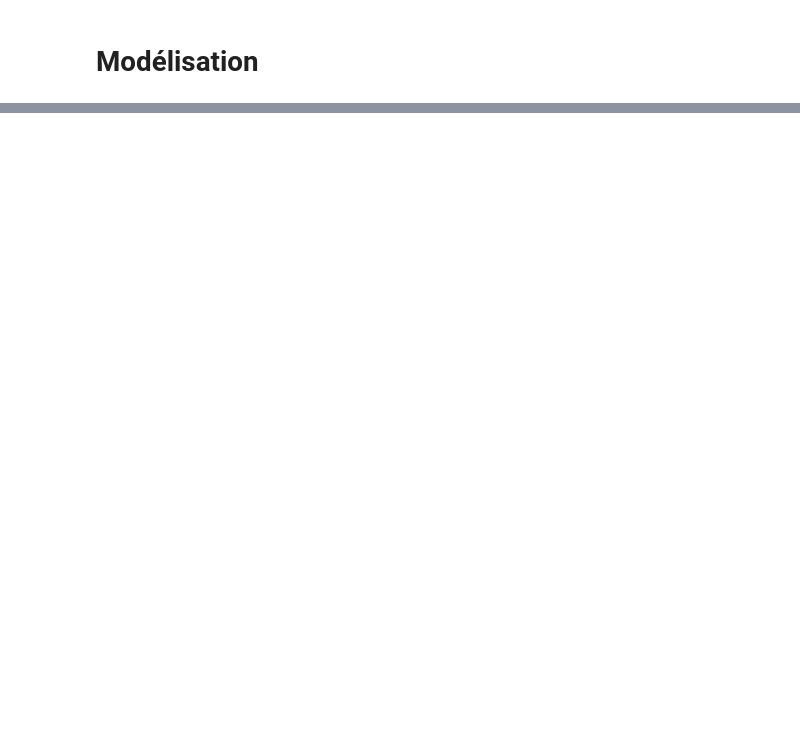
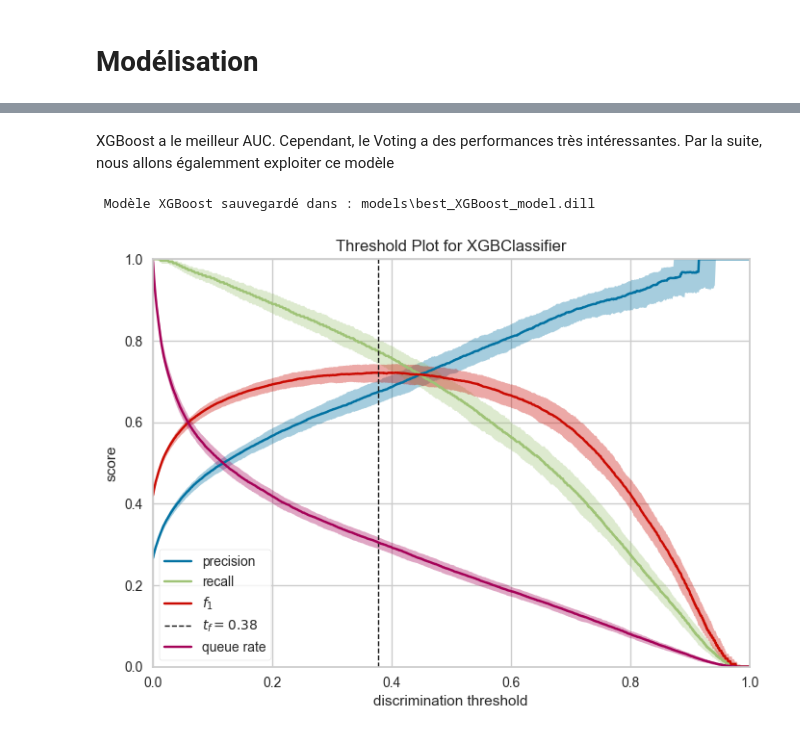
Before and after one commit to LarrySANDJO/ML_CHURN_PROJECT, a Jupyter notebook: MODELES/MODELISATION.ipynb, the cells around one changed output, grey strips where cells are left out. Saved outputs shown, nothing was run; the diff lists cells and outputs as text; code cells hidden in the pictures; blank space fills up the shorter version.

Commit message:
Modification du dossier MODELES

```diff
--- a/MODELES/MODELISATION.ipynb
+++ b/MODELES/MODELISATION.ipynb
@@ -764,10 +615,0 @@ Pipeline(steps=[('preprocessor',
-# %%
-XGB_pipeline.fit(X_train, y_train)
-# Prédictions & évaluation
-XGB_y_pred_test = XGB_pipeline.predict(X_test)
-XGB_y_proba_test = XGB_pipeline.predict_proba(X_test)[:, 1]
-
-
-logger.info(f"AUC: {roc_auc_score(y_test, XGB_y_proba_test):.2f} ")
-
-logger.info(f"Classification report: \n{classification_report(y_test, XGB_y_pred_test)}")
@@ -790,3 +615,0 @@ weighted avg       0.84      0.85      0.84      1409
-# %%
-y_pred = XGB_pipeline.predict(X_test)
-f1_score(y_test, y_pred)
@@ -836,0 +813,4 @@ Tunning des hyperparamètres
+# %%
+# Test
+preprocessor.fit(X_train, y_train)
+X_train_processed = preprocessor.transform(X_train)
@@ -836,0 +1098,26 @@ Tunning des hyperparamètres
+# %% [markdown]
+XGBoost a le meilleur AUC. Cependant, le Voting a des performances très intéressantes. Par la suite, nous allons égalemment exploiter ce modèle
+# %%
+# Dossier de sauvegarde des modèles
+MODEL_DIR = "models"
+Path(MODEL_DIR).mkdir(parents=True, exist_ok=True)
+
+#  Sauvegarde du meilleur modèle XGB
+best_xgb_row = results_df[results_df["Model"] == "XGBoost"].iloc[0]
+model_path_name = Path(MODEL_DIR, "best_XGBoost_model.dill")
+best_xgb_pipeline = grid_searches["XGBoost"].best_estimator_
+
+with open(model_path_name, "wb") as fp:
+    dill.dump(best_xgb_pipeline, fp)
+
+print(f"\n Modèle XGBoost sauvegardé dans : {model_path_name}")
+# %% [output]
+ Modèle XGBoost sauvegardé dans : models\best_XGBoost_model.dill
+# %%
+viz = DiscriminationThreshold(best_xgb_pipeline, random_state=42, fbeta=1.0, cv=cv, argmax="fscore")
+# Fit et plot
+viz.fit(X_train, y_train)
+viz.score(X_test, y_test)
+viz.show();
+# %% [output]
+[figure, added]
```
Also changed, not shown: parts of 97 cells of this notebook, 11 other files.
